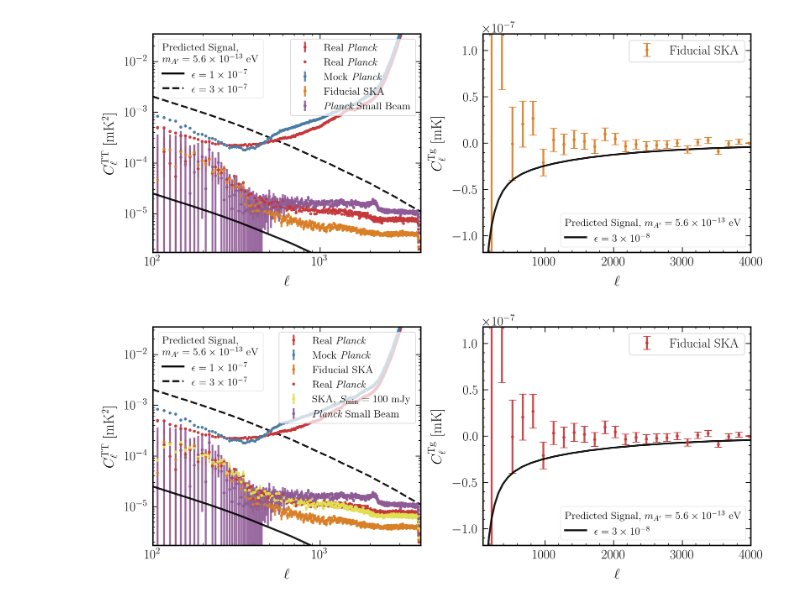
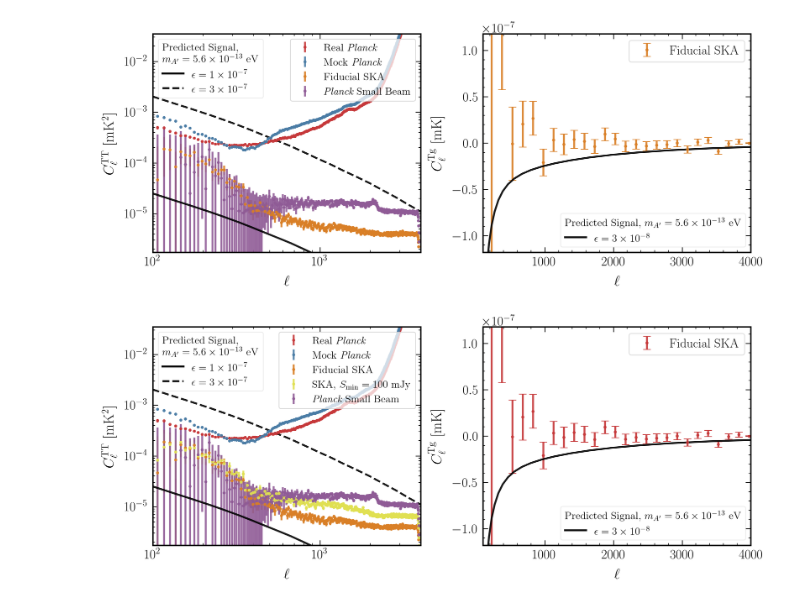
Before and after one commit to bakerem/dark_photons_radio_sky, a Jupyter notebook: notebooks_for_paper/11_McCarthy_Comparison.ipynb, the cells around one changed output. Cells and saved outputs as stored; diff of their text form; code cells hidden in the pictures.

```diff
--- a/notebooks_for_paper/11_McCarthy_Comparison.ipynb
+++ b/notebooks_for_paper/11_McCarthy_Comparison.ipynb
@@ -64,10 +61,7 @@ new_prefac = 2* np.pi * 410e6 * 6.58212e-16 # convert MHz to eV
 # load power spectra
 cross_binning = nmt.NmtBin.from_nside_linear(2048, 150)
 
-mccarthy_cross_Cls = np.load("/projectnb/darkcosmo/dark_photon_project/21cmfast_cache/Planck_maps/cross_Pg_Cls_binning150_K22.npy")
-mock_planck_cross_Cls = np.load("/projectnb/darkcosmo/dark_photon_project/21cmfast_cache/pyilc_Planck/cross_Pg_Cls_binning150_K22.npy")
-small_beam_cross = np.load("/projectnb/darkcosmo/dark_photon_project/21cmfast_cache/pyilc_planck_small_beam/cross_Pg_Cls_binning150_K22.npy")
-radio_big_pt_src_cross = np.load("/projectnb/darkcosmo/dark_photon_project/21cmfast_cache/pyilc_alt_pt_src_100mJy/cross_Pg_Cls_binning150_K22.npy")
-actual_radio_cross = np.load("/projectnb/darkcosmo/dark_photon_project/21cmfast_cache/pyilc_alt_pt_src/cross_Pg_Cls_binning150_K22.npy")
-new_freq_cross = np.load("/projectnb/darkcosmo/dark_photon_project/21cmfast_cache/pyilc_alt_pt_src_0.1mJy_new_freq/cross_Pg_Cls_binning150_K22.npy")
-cross_signal = np.load("/projectnb/darkcosmo/dark_photon_project/21cmfast_cache/halo_data/correct_virial_mass/Cl_gP_mA5.623e-13_modelK22.npy")
+SKA_cross = np.load("data/fiducial_SKA_cross_Pg_Cls_binning150_K22.npy")
+SKA_cross_covs = np.load('data/fiducial_SKA_covariance_clean_gP_binning150_K22.npy')
+
+cross_signal = np.load("data/Cl_gP_mA5.623e-13_modelK22.npy")
@@ -116,16 +81,7 @@ ax[0].errorbar(
     label=r"Real \textit{Planck}",
     color=cols_default[0],
 )
-ax[0].errorbar(
-    nmt.NmtBin.from_nside_linear(2048, 10).get_effective_ells(),
-    new_Cls / new_prefac**2 ,
-    # yerr=mc_prefac**2 * np.sqrt(np.diag(mccarthy_covs)) / new_prefac**2,
-    capsize=0,
-    linestyle=" ",
-    marker=".",
-    label=r"Real \textit{Planck}",
-    color=cols_default[0],
-)
+
 ax[0].errorbar(
     binning.get_effective_ells(),
     mock_planck_Cls * mc_prefac**2 / new_prefac**2,
@@ -139,8 +95,8 @@ ax[0].errorbar(
 
 ax[0].errorbar(
     binning.get_effective_ells(),
-    new_freq / new_prefac**2,
-    yerr=np.sqrt(np.diag(new_freq_covs)) / new_prefac**2,
+    fiducial_SKA / new_prefac**2,
+    yerr=np.sqrt(np.diag(fiducial_SKA_covs)) / new_prefac**2,
     capsize=0,
     linestyle=" ",
     marker=".",
@@ -148,16 +104,6 @@ ax[0].errorbar(
     color=cols_default[4],
 )
 
-# ax[0].errorbar(
-#     binning.get_effective_ells(),
-#     radio_big_pt_src / new_prefac**2,
-#     yerr=np.sqrt(np.diag(radio_big_pt_src_covs)) / new_prefac**2,
-#     capsize=0,
-#     linestyle=" ",
-#     marker=".",
-#     label=r"SKA, $S_{\rm min}=100$ mJy",
-#     color=cols_default[5],
-# )
 ax[0].errorbar(
     binning.get_effective_ells(),
     small_beam / new_prefac**2,
@@ -206,8 +152,8 @@ ax[0].set_ylabel(r"$C^{\rm TT}_\ell$ [mK$^2$]")
 
 ax[1].errorbar(
     cross_binning.get_effective_ells(),
-    new_freq_cross / new_prefac,
-    yerr=np.sqrt(np.diag(new_freq_cross_covs)) / new_prefac,
+    SKA_cross / new_prefac,
+    yerr=np.sqrt(np.diag(SKA_cross_covs)) / new_prefac,
     # capsize=0,
     linestyle=" ",
     marker=".",
@@ -219,34 +165,34 @@ ax[1].plot(
     signal_ls,
     -(2.73e3) * (3e-8)**2 * cross_signal /new_prefac,
     linestyle="-",
     color="k",
     # label="Theoretical Signal",
 )
 
 legend2 = ax[1].legend([small_eps_line], [r"$\epsilon=3\times 10^{-8}$"],
                      loc="lower right", frameon=True,
                      title=r"Predicted Signal, $m_{A'}=5.6\times 10^{-13}$ eV",
                      title_fontsize=14, fontsize=14)
 
 ax[1].add_artist(legend2)
 legend2._legend_box.align = 'left'
 
 legend1 = ax[1].legend(frameon=True, loc="upper right", framealpha=0.75) # loc='center left', bbox_to_anchor=(1, 0.5))
 
 # ax[1].set_xscale("log")
 ax[1].set_xlim(100, 4000)
 ax[1].set_ylim(-0.2e-12/new_prefac,  0.2e-12/new_prefac)
 
 ax[1].set_xlabel(r"$\ell$")
 ax[1].set_ylabel(r"$C^{\rm Tg}_\ell$ [mK]")
 ax[1].ticklabel_format(axis='y', style='sci', scilimits=(-4, 4))
 # plt.savefig("plots/Cl_comparsion.pdf", bbox_inches="tight")
 
 # plt.xlabel(r"$\ell$")
 # plt.ylabel(r"$C^{\rm TT}_\ell$ [mK$^2$]")
 # plt.savefig("plots/mccarthy_comparison.pdf", bbox_inches="tight")
 # %% [output]
-[figure, old version]
+[figure, new version]
 # %%
 from matplotlib.lines import lineStyles
 
@@ -275,8 +221,8 @@ ax[0].errorbar(
 )
 ax[0].errorbar(
     binning.get_effective_ells(),
-    new_freq / new_prefac**2,
-    yerr=np.sqrt(np.diag(new_freq_covs)) / new_prefac**2,
+    fiducial_SKA / new_prefac**2,
+    yerr=np.sqrt(np.diag(fiducial_SKA_covs)) / new_prefac**2,
     capsize=0,
     linestyle=" ",
     marker=".",
@@ -284,19 +230,9 @@ ax[0].errorbar(
     color=cols_default[4],
 )
 ax[0].errorbar(
-    nmt.NmtBin.from_nside_linear(2048, 10).get_effective_ells(),
-    new_Cls / new_prefac**2 ,
-    # yerr=mc_prefac**2 * np.sqrt(np.diag(mccarthy_covs)) / new_prefac**2,
-    capsize=0,
-    linestyle=" ",
-    marker=".",
-    label=r"Real \textit{Planck}",
-    color=cols_default[0],
-)
-ax[0].errorbar(
     binning.get_effective_ells(),
-    new_freq_big_pt_src / new_prefac**2,
-    yerr=np.sqrt(np.diag(new_freq_big_pt_src_covs)) / new_prefac**2,
+    SKA_100mJy / new_prefac**2,
+    yerr=np.sqrt(np.diag(SKA_100mJy_covs)) / new_prefac**2,
     capsize=0,
     linestyle=" ",
     marker=".",
@@ -351,8 +287,8 @@ ax[0].set_ylabel(r"$C^{\rm TT}_\ell$ [mK$^2$]")
 
 ax[1].errorbar(
     cross_binning.get_effective_ells(),
-    new_freq_cross / new_prefac,
-    yerr=np.sqrt(np.diag(new_freq_cross_covs)) / new_prefac,
+    SKA_cross / new_prefac,
+    yerr=np.sqrt(np.diag(SKA_cross_covs)) / new_prefac,
     # capsize=0,
     linestyle=" ",
     marker=".",
@@ -386,9 +322,5 @@ ax[1].set_xlabel(r"$\ell$")
 ax[1].set_ylabel(r"$C^{\rm Tg}_\ell$ [mK]")
 ax[1].ticklabel_format(axis='y', style='sci', scilimits=(-4, 4))
 # plt.savefig("plots/prd_Cl_comparsion.pdf", bbox_inches="tight")
-
-# plt.xlabel(r"$\ell$")
-# plt.ylabel(r"$C^{\rm TT}_\ell$ [mK$^2$]")
-# plt.savefig("plots/mccarthy_comparison.pdf", bbox_inches="tight")
 # %% [output]
-[figure, old version]
+[figure, new version]
```
Also changed, not shown: parts of 6 cells of this notebook, 3 other files.
